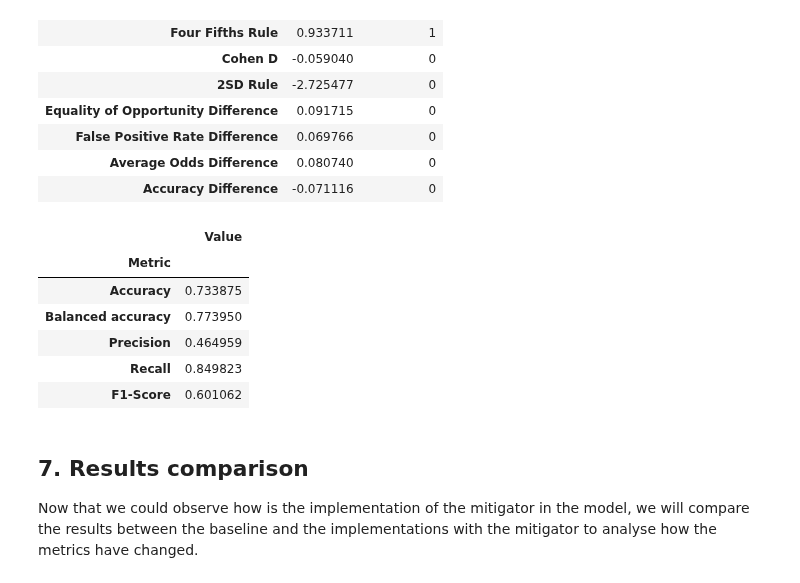
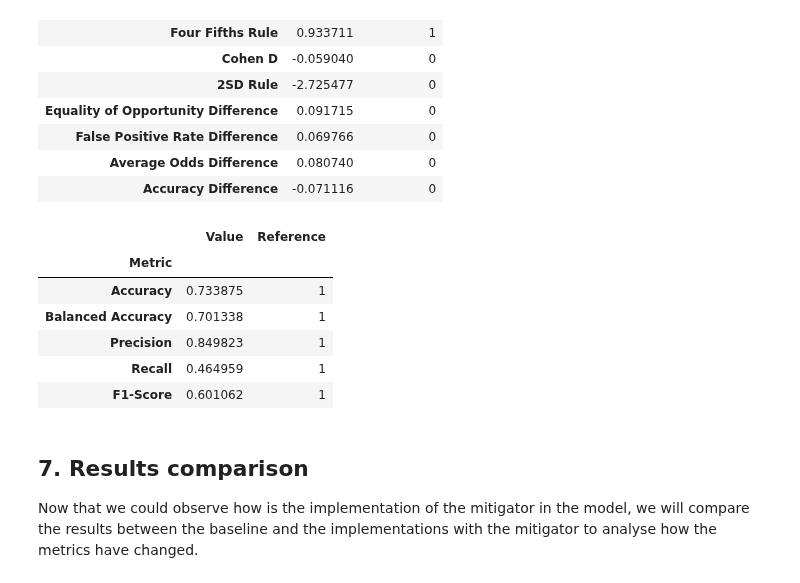
Before and after one commit to holistic-ai/holisticai, a Jupyter notebook: tutorials/bias/mitigating_bias_tutorials/binary_classification/postprocessing/reject_option_classification.ipynb, the cells around one changed output. Cells and saved outputs as stored; diff of their text form; code cells hidden in the pictures.

```diff
--- a/tutorials/bias/mitigating_bias_tutorials/binary_classification/postprocessing/reject_option_classification.ipynb
+++ b/tutorials/bias/mitigating_bias_tutorials/binary_classification/postprocessing/reject_option_classification.ipynb
@@ -374,15 +359,15 @@ df_rej_opt_w_p
 | Average Odds Difference | 0.080740 | 0 |
 | Accuracy Difference | -0.071116 | 0 |
 # %%
-metrics_dataframe(y_pred, y, metrics_dict=metrics_dict)
+classification_efficacy_metrics(y_pred, y)
 # %% [output]
-|  | Value |
-| Metric |  |
-| Accuracy | 0.733875 |
-| Balanced accuracy | 0.773950 |
-| Precision | 0.464959 |
-| Recall | 0.849823 |
-| F1-Score | 0.601062 |
+|  | Value | Reference |
+| Metric |  |  |
+| Accuracy | 0.733875 | 1 |
+| Balanced Accuracy | 0.701338 | 1 |
+| Precision | 0.849823 | 1 |
+| Recall | 0.464959 | 1 |
+| F1-Score | 0.601062 | 1 |
 # %% [markdown]
 ## **7. Results comparison**
 
```
Also changed, not shown: parts of 7 cells of this notebook, 1 other file.
